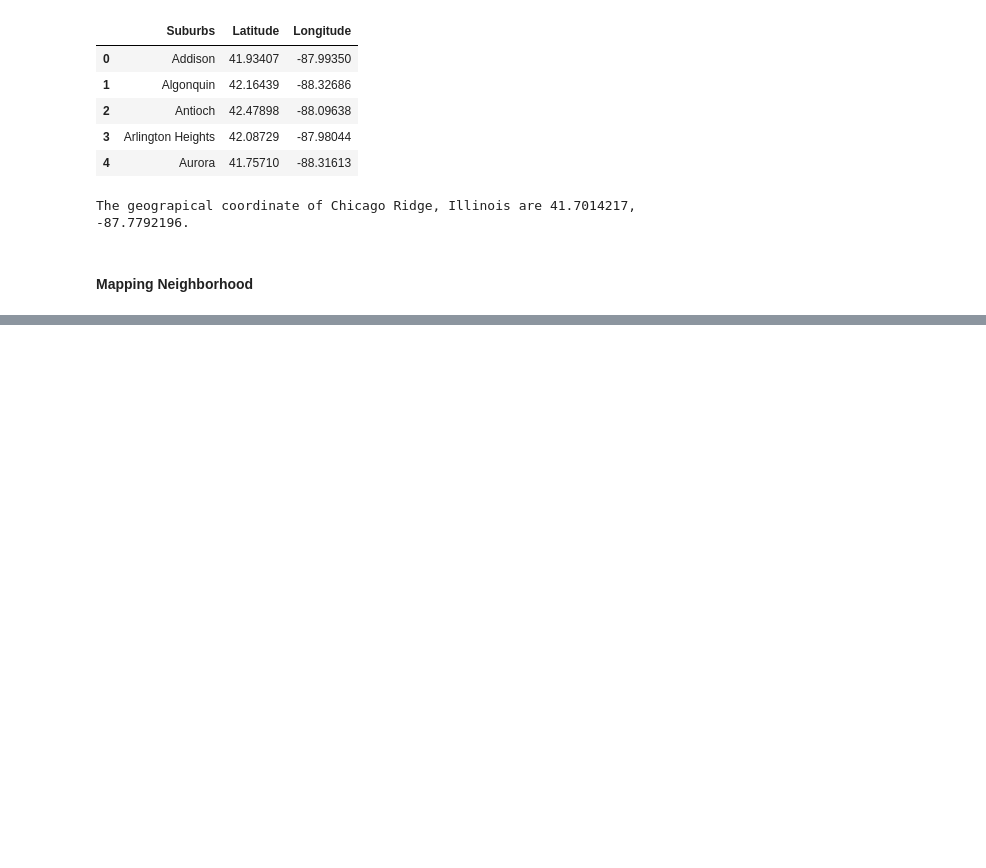
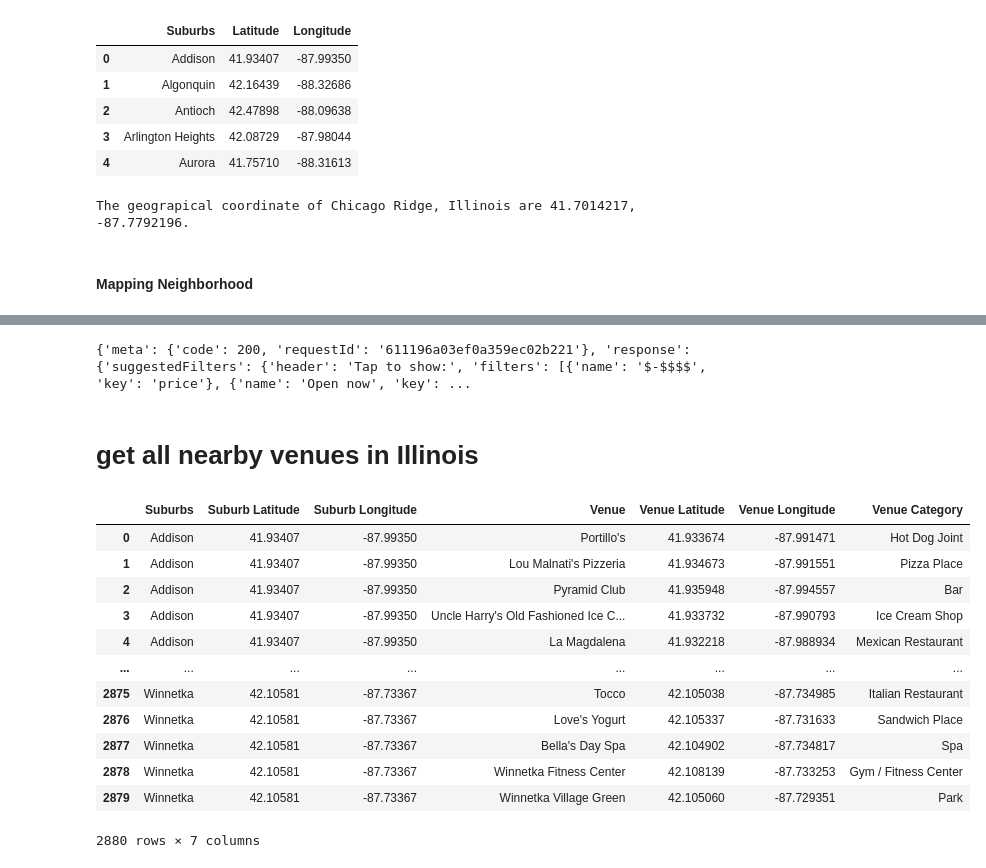
Before and after one commit to abhik12295/illinois_open_cafetaria, a Jupyter notebook: analysis.ipynb, the cells around one changed output, grey strips where cells are left out. Saved outputs shown, nothing was run; the diff lists cells and outputs as text; code cells hidden in the pictures; blank space fills up the shorter version.

```diff
--- a/analysis.ipynb
+++ b/analysis.ipynb
@@ -54,0 +98,61 @@ neighbor_long = il_data.iloc[0, 'Longitude']
+# %%
+results = requests.get(url).json()
+# %%
+print(results)
+# %% [output]
+{'meta': {'code': 200, 'requestId': '611196a03ef0a359ec02b221'}, 'response': {'suggestedFilters': {'header': 'Tap to show:', 'filters': [{'name': '$-$$$$', 'key': 'price'}, {'name': 'Open now', 'key': ...
+# %% [markdown]
+# get all nearby venues in Illinois
+# %%
+def get_nearby(names, latitudes, longitudes, radius = 500):
+    venues_list = []
+    for name, lat, lng in zip(names, latitudes, longitudes):
+        # created the API request URL
+        url = 'https://api.foursquare.com/v2/venues/explore?&client_id={}&client_secret={}&v={}&ll={},{}&radius={}&limit={}'.format(
+            CLIENT_ID,
+            CLIENT_SECRET,
+            VERSION,
+            lat,
+            lng,
+            radius,
+            LIMIT)
+        # make the GET request
+        results = requests.get(url).json()["response"]['groups'][0]['items']
+        venues_list.append([(
+            name,
+            lat,
+            lng,
+            v['venue']['name'],
+            v['venue']['location']['lat'],
+            v['venue']['location']['lng'],
+            v['venue']['categories'][0]['name']) for v in results])
+
+    nearby_venues = pd.DataFrame([item for venue_list in venues_list for item in venue_list])
+    nearby_venues.columns = ['Suburbs',
+                  'Suburb Latitude',
+                  'Suburb Longitude',
+                  'Venue',
+                  'Venue Latitude',
+                  'Venue Longitude',
+                  'Venue Category']
+
+    return(nearby_venues)
+# %%
+# type your answer here
+il_venues = get_nearby(names = il_data['Suburbs'], latitudes = il_data['Latitude'], longitudes = il_data['Longitude'])
+# %%
+il_venues
+# %% [output]
+|  | Suburbs | Suburb Latitude | Suburb Longitude | Venue | Venue Latitude | Venue Longitude | Venue Category |
+| 0 | Addison | 41.93407 | -87.99350 | Portillo's | 41.933674 | -87.991471 | Hot Dog Joint |
+| 1 | Addison | 41.93407 | -87.99350 | Lou Malnati's Pizzeria | 41.934673 | -87.991551 | Pizza Place |
+| 2 | Addison | 41.93407 | -87.99350 | Pyramid Club | 41.935948 | -87.994557 | Bar |
+| 3 | Addison | 41.93407 | -87.99350 | Uncle Harry's Old Fashioned Ice C... | 41.933732 | -87.990793 | Ice Cream Shop |
+| 4 | Addison | 41.93407 | -87.99350 | La Magdalena | 41.932218 | -87.988934 | Mexican Restaurant |
+| ... | ... | ... | ... | ... | ... | ... | ... |
+| 2875 | Winnetka | 42.10581 | -87.73367 | Tocco | 42.105038 | -87.734985 | Italian Restaurant |
+| 2876 | Winnetka | 42.10581 | -87.73367 | Love's Yogurt | 42.105337 | -87.731633 | Sandwich Place |
+| 2877 | Winnetka | 42.10581 | -87.73367 | Bella's Day Spa | 42.104902 | -87.734817 | Spa |
+| 2878 | Winnetka | 42.10581 | -87.73367 | Winnetka Fitness Center | 42.108139 | -87.733253 | Gym / Fitness Center |
+| 2879 | Winnetka | 42.10581 | -87.73367 | Winnetka Village Green | 42.105060 | -87.729351 | Park |
+2880 rows × 7 columns
```
Also changed, not shown: parts of 6 cells of this notebook.
